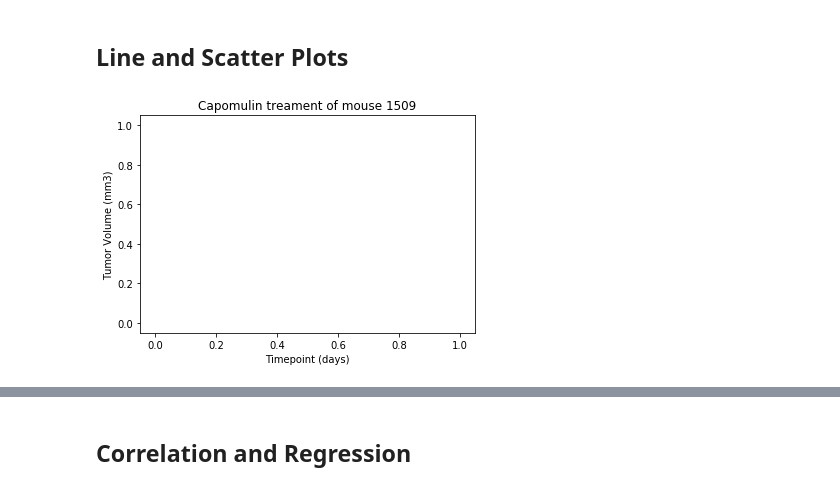
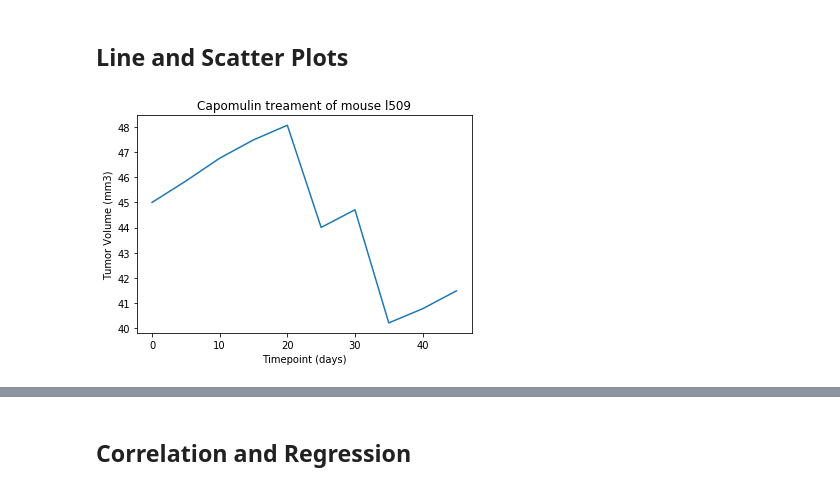
Before and after one commit to AddyBenny/Matplotlib, a Jupyter notebook: 05_matplotlib/pymaceuticals_starter.ipynb, the cells around one changed output, grey strips where cells are left out. Drawn from its saved outputs; the diff is of its cells as text; code cells hidden in the pictures.

```diff
--- a/05_matplotlib/pymaceuticals_starter.ipynb
+++ b/05_matplotlib/pymaceuticals_starter.ipynb
@@ -263,17 +263,18 @@ plt.show()
 # %%
 # Generate a line plot of time point versus tumor volume for a mouse treated with Capomulin
 
 #using mouse ID 1509
-#Capomulin_plot = cleaned_mouse_df.loc[cleaned_mouse_df['Drug Regimen'] == 'capomulin']
-mouse_1509 =tumor_merged_data[tumor_merged_data['Mouse ID'] =='1509']
+#Capomulin_plot = mouse_data_complete.loc[mouse_data_complete['Drug Regimen'] == 'Capomulin']
+#tumor_merged_data['Mouse ID'] = tumor_merged_data['Mouse ID'].str()
+mouse_l509 = cleaned_mouse_df.loc[cleaned_mouse_df['Mouse ID'] == 'l509']
 
-fig, axl = plt.subplots(figsize=(6,4))
-plt.plot(mouse_1509['Timepoint'], mouse_1509['Tumor Volume (mm3)'])
-axl.set_ylabel('Tumor Volume (mm3)')
-axl.set_xlabel('Timepoint (days)')
-axl.set_title('Capomulin treament of mouse 1509')
+#fig, ax1 = plt.subplots(figsize=(8,6))
+plt.plot(mouse_l509['Timepoint'], mouse_l509['Tumor Volume (mm3)'])
+plt.ylabel('Tumor Volume (mm3)')
+plt.xlabel('Timepoint (days)')
+plt.title('Capomulin treament of mouse l509')
 plt.show()
 # %% [output]
-[figure, old version]
+[figure, new version]
 # %%
 # Generate a scatter plot of mouse weight versus average tumor volume for the Capomulin regimen
```
Also changed, not shown: parts of 7 cells of this notebook.
